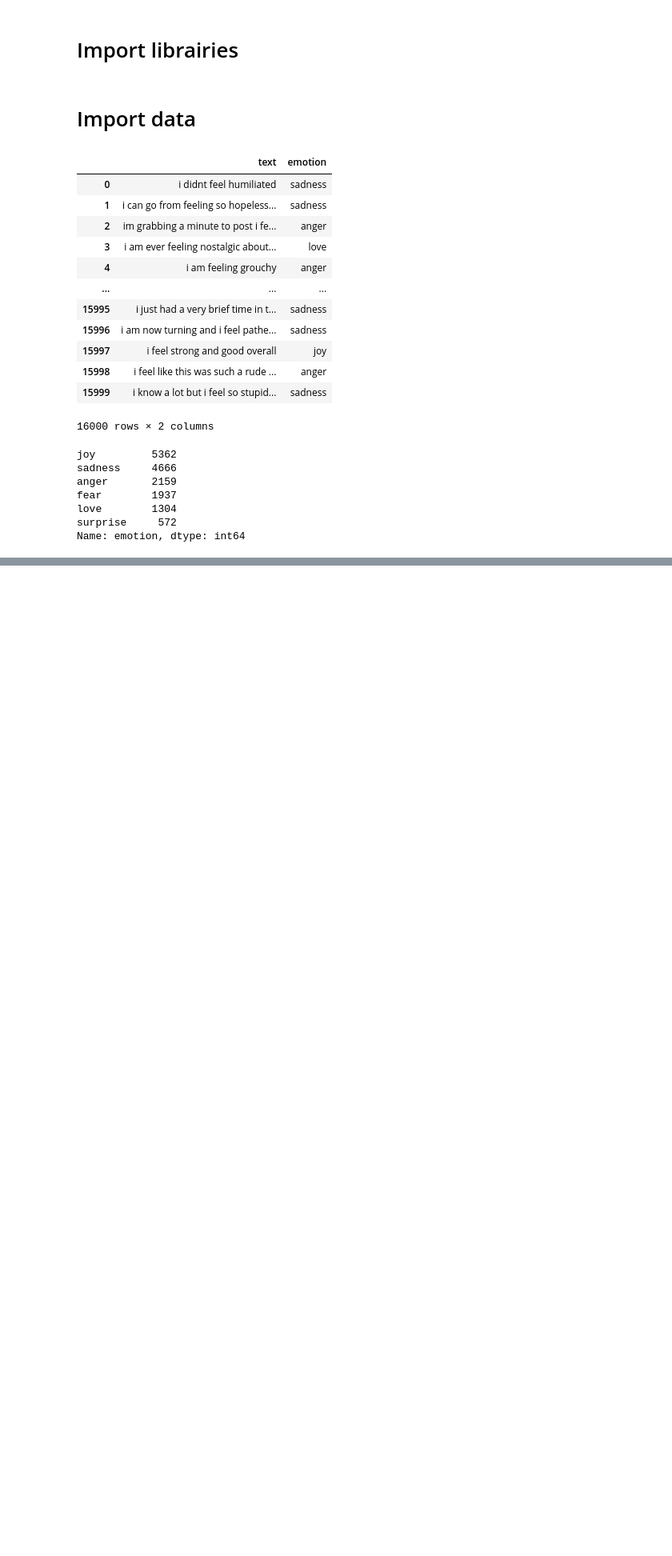
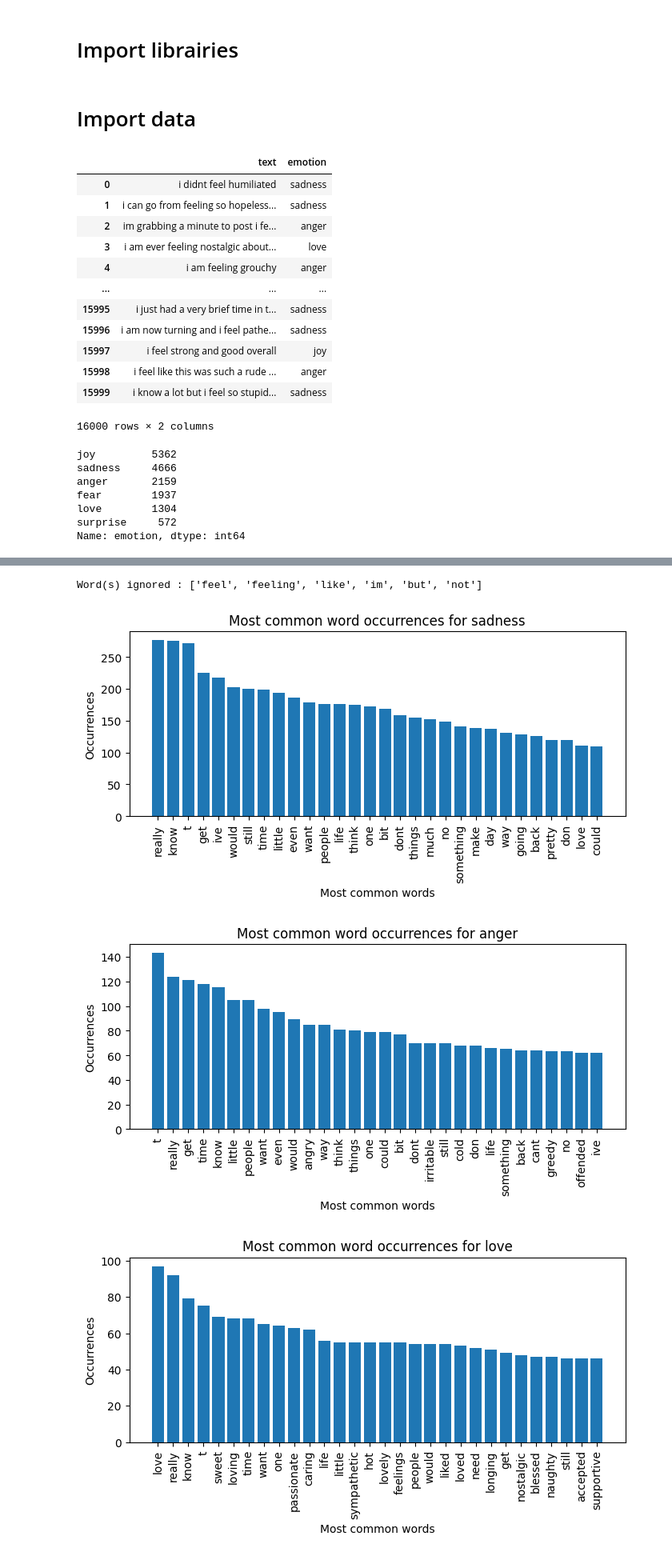
Before and after one commit to Picrik/hacktoberfest_IBMInteractiveStrasbourg, a Jupyter notebook: DEV_analysis.ipynb, the cells around one changed output, grey strips where cells are left out. Shown: that part at 80% size. Saved outputs shown, nothing was run; the diff lists cells and outputs as text; code cells hidden in the pictures; blank space fills up the shorter version.

Commit message:
first word occurrences analysis

```diff
--- a/DEV_analysis.ipynb
+++ b/DEV_analysis.ipynb
@@ -40,0 +48,13 @@ Name: emotion, dtype: int64
+# %%
+### Word occurrences
+## remove common sw (but the no/not sw that can be meaningful in emotion datasets) - see removed_stopwords.txt
+
+sw_file = open('misc/stopwords.txt', "r")
+try :
+    content = sw_file.read()
+    stopwords = ast.literal_eval(content)
+finally:
+    sw_file.close()
+
+df_train['text_without_sw'] = df_train['text'].apply(lambda x: ' '.join([word for word in x.split() if word not in (stopwords)]))
+df_train.head()
@@ -40,0 +68,54 @@ Name: emotion, dtype: int64
+# %%
+
+def show_word_occurrences(emotion, nb_word = 30, ignoring_list = [], plot=True):
+    """
+    Func visualize word occurrences by emotion
+    return :
+        - most_common_words : list of most common words
+    params :
+        - emotion : str | 'all' for every emotion
+        - nb_word : int | nb of most commn words considered
+        - ignoring_list : [str] | list of words to be ignored in plot
+        - plot : bool | plot graph or not
+    """
+    all_words = []
+    if not emotion == 'all' :
+        tmp_df = df_train[df_train['emotion'] == emotion]
+    else :
+        tmp_df = df_train
+
+    for _, val in tmp_df.iterrows():
+        all_words.extend(val['text_without_sw'].split(' '))
+
+    word_count = Counter(all_words)
+    most_common = word_count.most_common(nb_word + len(ignoring_list))
+    most_common_ignored = []
+
+    for w, _ in most_common :
+        if w in ignoring_list :
+            continue
+        most_common_ignored.append((w, _))
+
+    most_common_words = [_[0] for _ in most_common_ignored]
+
+    if plot :
+        plt.figure(figsize=(8, 3))
+        plt.xlabel('Most common words')
+        plt.ylabel('Occurrences')
+        plt.title(f'Most common word occurrences for {emotion}')
+        plt.bar([_[0] for _ in most_common_ignored], [_[1] for _ in most_common_ignored])
+        plt.xticks(rotation=90)
+
+    return most_common_words
+
+
+# update ignoring list below
+ignoring_list = ['feel', 'feeling', 'like', 'im', 'but', 'not']
+print(f'Word(s) ignored : {ignoring_list}')
+for em in df_train['emotion'].unique():
+    show_word_occurrences(em, ignoring_list=ignoring_list)
+# %% [output]
+Word(s) ignored : ['feel', 'feeling', 'like', 'im', 'but', 'not']
+[figure, added]
+[figure, added]
+[figure, added]
```
Also changed, not shown: parts of 6 cells of this notebook, 3 other files.
